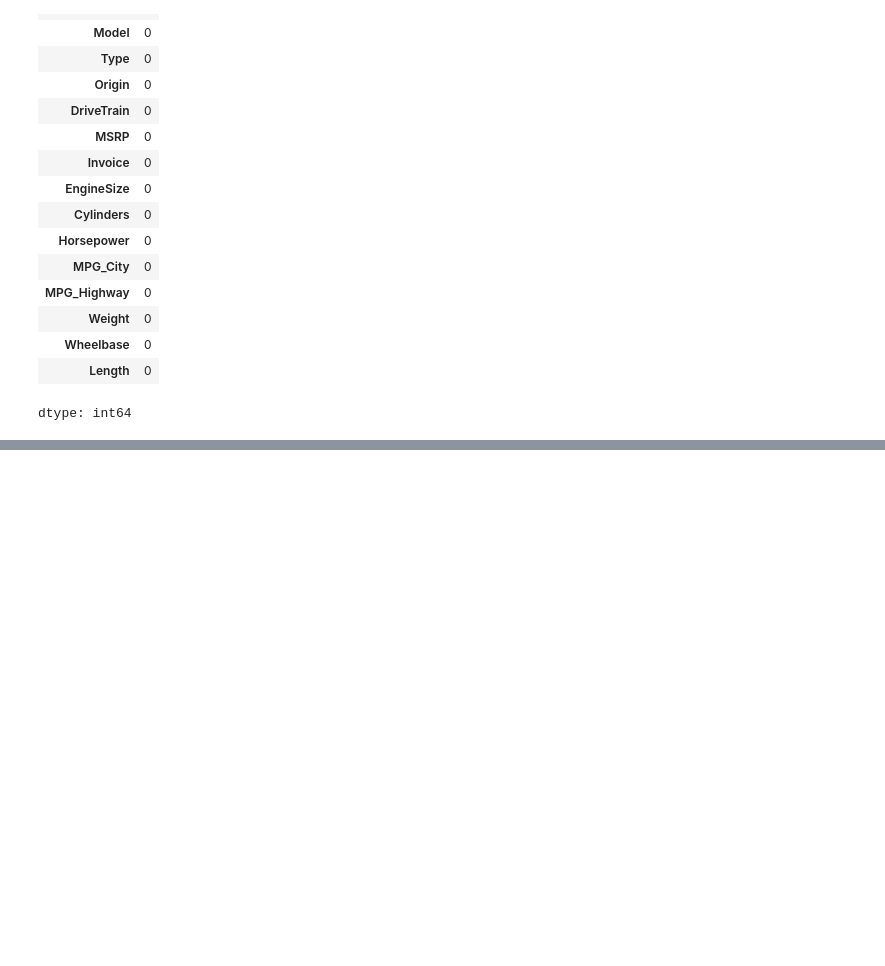
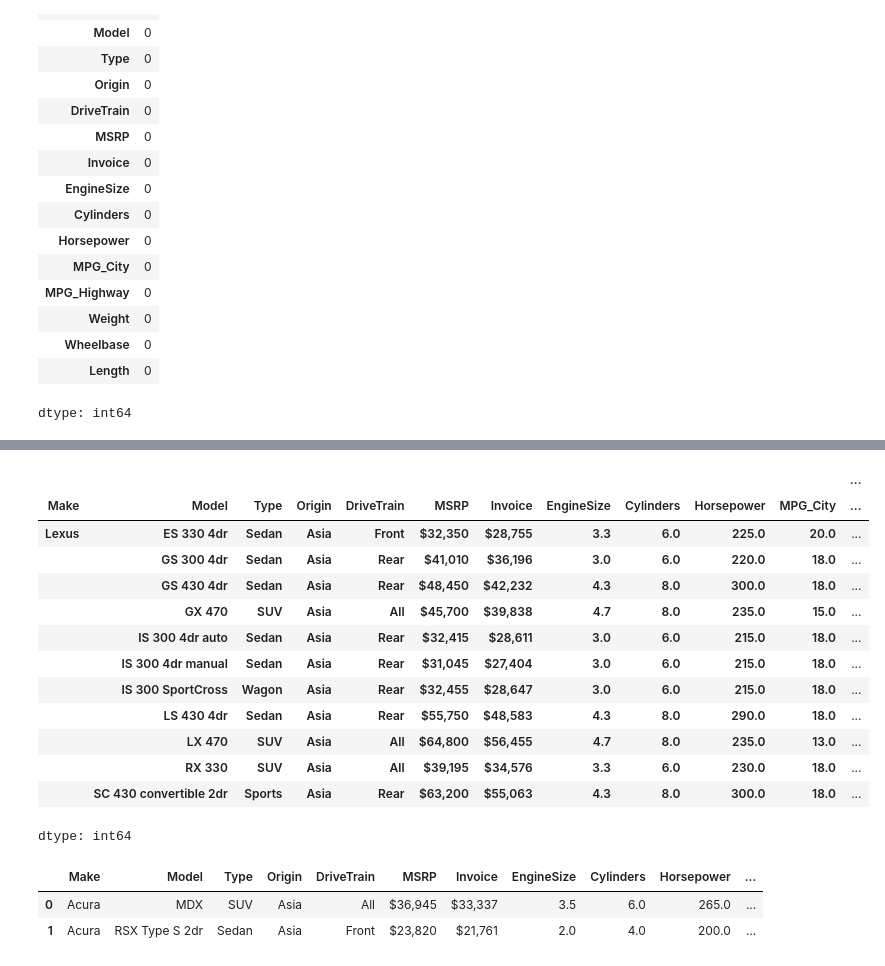
Before and after one commit to Festuskipkoech/Festus_data-science, a Jupyter notebook: CarDataAnalysis.ipynb, the cells around one changed output, grey strips where cells are left out. Cells and saved outputs as stored; diff of their text form; code cells hidden in the pictures; blank space fills up the shorter version.

```diff
--- a/CarDataAnalysis.ipynb
+++ b/CarDataAnalysis.ipynb
@@ -112,0 +135,25 @@ dtype: int64
+# %%
+car[car['Make'] =='Lexus'].value_counts()
+# %% [output]
+|  |  |  |  |  |  |  |  |  |  |  | ... |
+| Make | Model | Type | Origin | DriveTrain | MSRP | Invoice | EngineSize | Cylinders | Horsepower | MPG_City | ... |
+| Lexus | ES 330 4dr | Sedan | Asia | Front | $32,350 | $28,755 | 3.3 | 6.0 | 225.0 | 20.0 | ... |
+|  | GS 300 4dr | Sedan | Asia | Rear | $41,010 | $36,196 | 3.0 | 6.0 | 220.0 | 18.0 | ... |
+|  | GS 430 4dr | Sedan | Asia | Rear | $48,450 | $42,232 | 4.3 | 8.0 | 300.0 | 18.0 | ... |
+|  | GX 470 | SUV | Asia | All | $45,700 | $39,838 | 4.7 | 8.0 | 235.0 | 15.0 | ... |
+|  | IS 300 4dr auto | Sedan | Asia | Rear | $32,415 | $28,611 | 3.0 | 6.0 | 215.0 | 18.0 | ... |
+|  | IS 300 4dr manual | Sedan | Asia | Rear | $31,045 | $27,404 | 3.0 | 6.0 | 215.0 | 18.0 | ... |
+|  | IS 300 SportCross | Wagon | Asia | Rear | $32,455 | $28,647 | 3.0 | 6.0 | 215.0 | 18.0 | ... |
+|  | LS 430 4dr | Sedan | Asia | Rear | $55,750 | $48,583 | 4.3 | 8.0 | 290.0 | 18.0 | ... |
+|  | LX 470 | SUV | Asia | All | $64,800 | $56,455 | 4.7 | 8.0 | 235.0 | 13.0 | ... |
+|  | RX 330 | SUV | Asia | All | $39,195 | $34,576 | 3.3 | 6.0 | 230.0 | 18.0 | ... |
+|  | SC 430 convertible 2dr | Sports | Asia | Rear | $63,200 | $55,063 | 4.3 | 8.0 | 300.0 | 18.0 | ... |
+dtype: int64
+# %%
+# Instructions(filtering)
+# show all reacords where origin is Asia or Europe
+car.head(2)
+# %% [output]
+|  | Make | Model | Type | Origin | DriveTrain | MSRP | Invoice | EngineSize | Cylinders | Horsepower | ... |
+| 0 | Acura | MDX | SUV | Asia | All | $36,945 | $33,337 | 3.5 | 6.0 | 265.0 | ... |
+| 1 | Acura | RSX Type S 2dr | Sedan | Asia | Front | $23,820 | $21,761 | 2.0 | 4.0 | 200.0 | ... |
```
Also changed, not shown: parts of 12 cells of this notebook.
